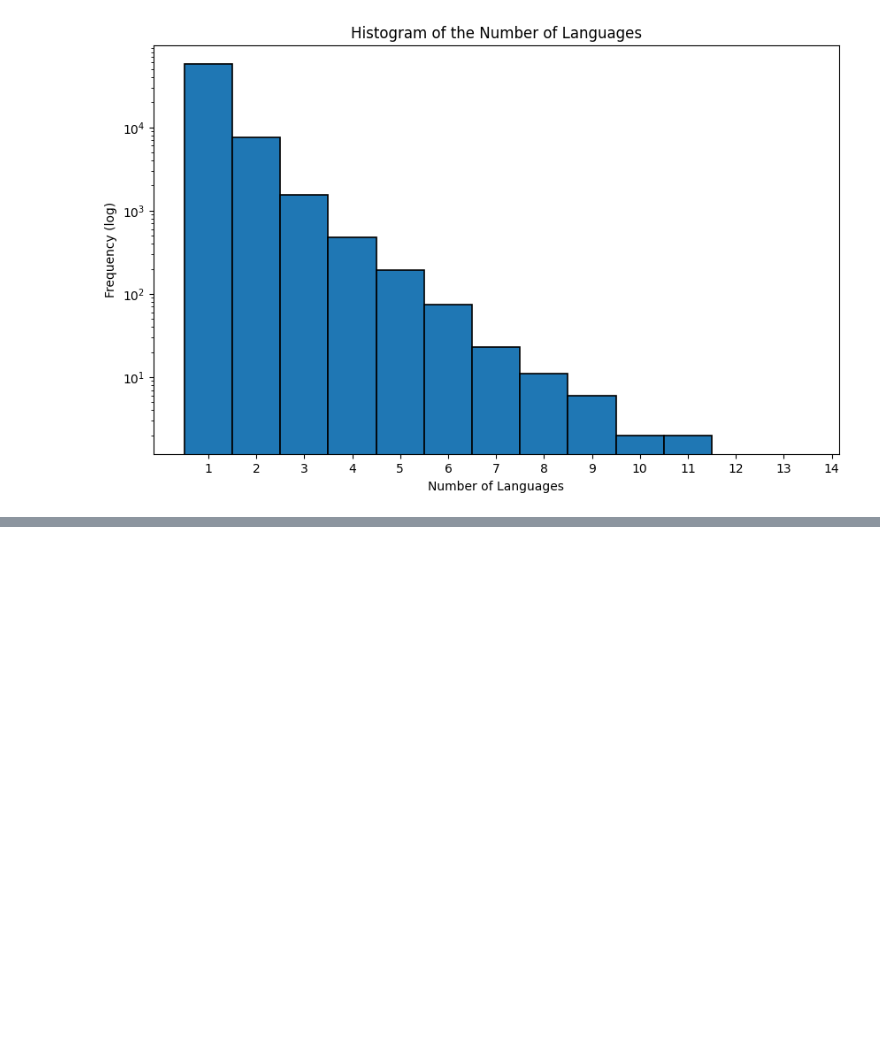
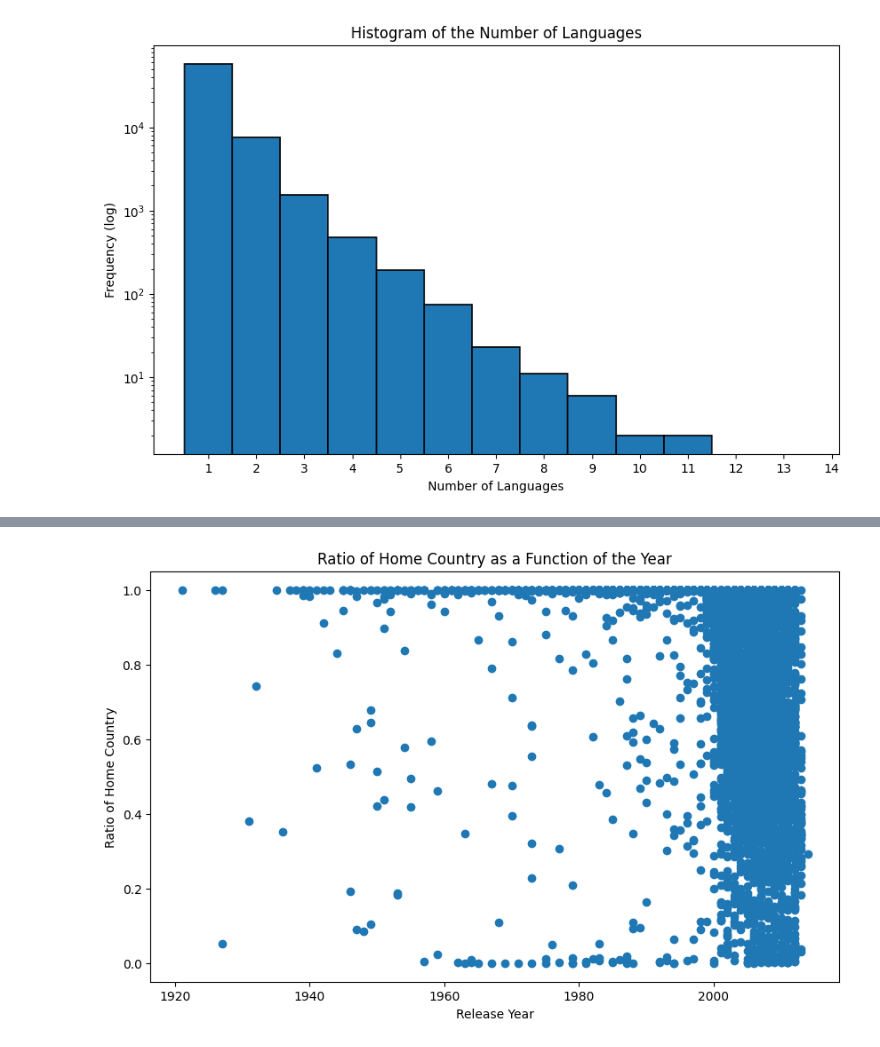
Before and after one commit to epfl-ada/ada-2023-project-nada2023, a Jupyter notebook: notebook.ipynb, the cells around one changed output, grey strips where cells are left out. Saved outputs shown, nothing was run; the diff lists cells and outputs as text; code cells hidden in the pictures; blank space fills up the shorter version.

```diff
--- a/notebook.ipynb
+++ b/notebook.ipynb
@@ -461,9 +492,19 @@ print(df_home_country.iloc[213])
 def is_home_country(row):
     return any(c in row['countries'] for c in row['country'])
 
+# Sum up the gross for each movie in the `gross` dataframe
+gross_sum = df_home_country.groupby('Wiki_ID')['gross'].sum().reset_index()
+gross_sum.columns = ['Wiki_ID', 'total_gross']
+# Merge this sum with the `movies` dataframe
+df_home_country = df_home_country.merge(gross_sum, on='Wiki_ID', how='left')
+
+
 df_home_country.dropna(subset=['countries'], inplace=True)
 is_home = df_home_country.apply(is_home_country, axis=1)
 df_home_country = df_home_country[is_home]
-df_home_country["ratio_of_home_country "] = df_home_country["gross"] / gross_per_movie["gross"]
+
+print(df_home_country.head())
+
+df_home_country["ratio_of_home_country"] = df_home_country["gross"] / df_home_country["total_gross"]
 df_home_country.head()
 # %% [output]
@@ -483,3 +531,16 @@ Name: 213, dtype: object
 | 17 | tt0892904 | 21926710 | /m/05p45cv | [United States of America, Canada] | white on rice | 69171.0 | 2009.0 | [Romantic comedy, Romance Film, C... | [United States of America] | ... |
 | 18 | tt0255819 | 156558 | /m/014k4y | [United States of America, Canada] | baby boy | 28734552.0 | 2001.0 | [Crime Fiction, Drama, Coming of ... | [United States of America] | ... |
 | 25 | tt0405393 | 12008535 | /m/02vlsqt | [United States of America, Canada] | rudo y cursi | 1827660.0 | 2008.0 | [Sports, Drama, Family Drama, Com... | [Mexico, United States of America] | ... |
+# %%
+# Define the aggregation
+aggregations = {
+    'gross': 'sum',
+    'ratio_of_home_country': 'sum',
+    'country': 'sum'
+}
+all_agg = {col: 'first' for col in df_home_country.columns if col not in aggregations and col != "Wiki_ID"}
+all_agg.update(aggregations)
+
+
+df_home_country_combined = df_home_country.groupby('Wiki_ID').agg(all_agg).reset_index()
+df_home_country_combined.head()
@@ -485,0 +554,10 @@ Name: 213, dtype: object
+# %%
+#Plot the ratio_of_home_country as a function of the year
+plt.figure(figsize=(10, 6))
+plt.scatter(df_home_country_combined['release_date'], df_home_country_combined["ratio_of_home_country"])
+plt.xlabel('Release Year')
+plt.ylabel('Ratio of Home Country')
+plt.title('Ratio of Home Country as a Function of the Year')
+plt.show()
+# %% [output]
+[figure, added]
```
Also changed, not shown: parts of 14 cells of this notebook.
